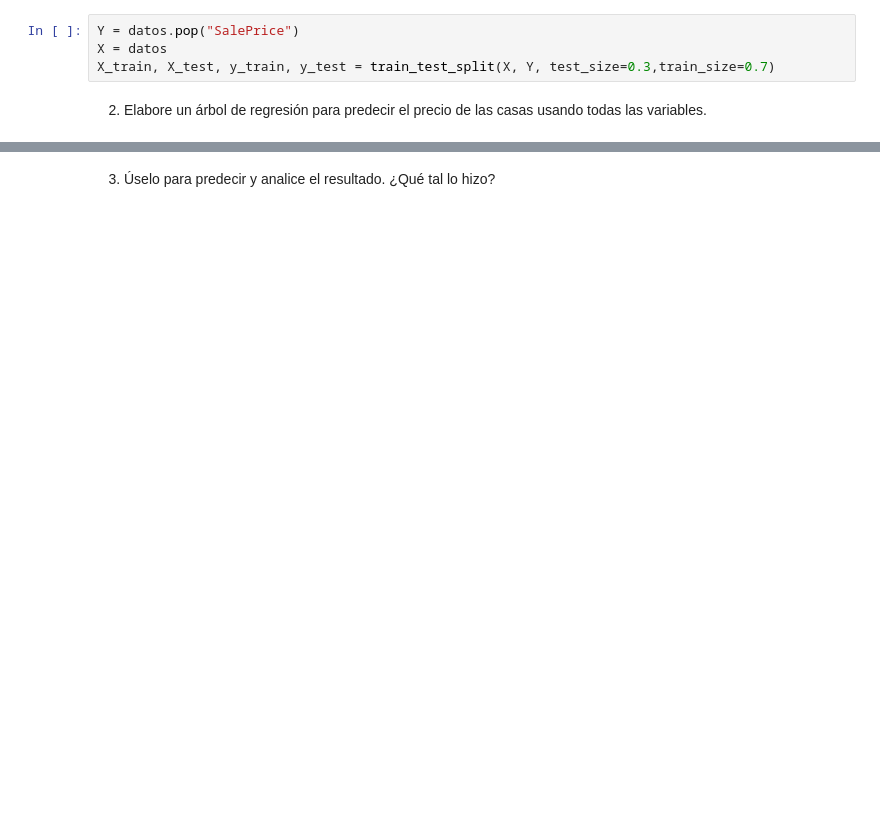
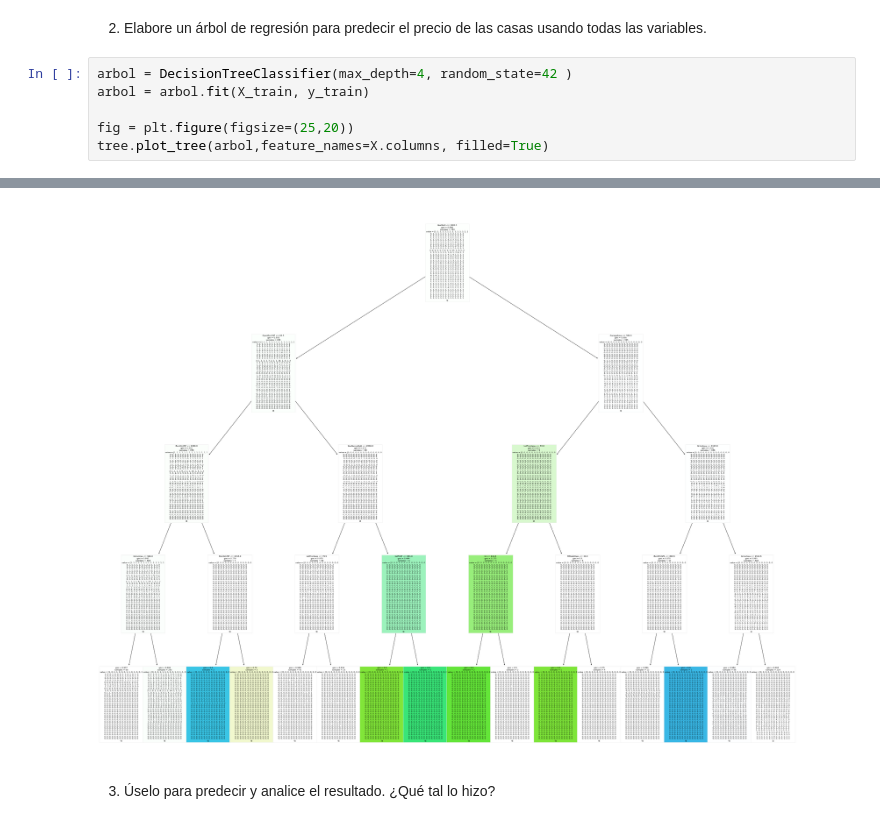
Before and after one commit to diego6ruiz/Mineria-HDT4, a Jupyter notebook: HDT4.ipynb, the cells around one changed output, grey strips where cells are left out. Cells and saved outputs as stored; diff of their text form; blank space fills up the shorter version.

```diff
--- a/HDT4.ipynb
+++ b/HDT4.ipynb
@@ -53,9 +52,12 @@ X_train, X_test, y_train, y_test = train_test_split(X, Y, test_size=0.3,train_si
 1459       6    2008     147500
 
 [1121 rows x 38 columns]
-# %%
-Y = datos.pop("SalePrice")
-X = datos
-X_train, X_test, y_train, y_test = train_test_split(X, Y, test_size=0.3,train_size=0.7)
 # %% [markdown]
 2. Elabore un árbol de regresión para predecir el precio de las casas usando todas las variables.
+# %%
+arbol = DecisionTreeClassifier(max_depth=4, random_state=42 )
+arbol = arbol.fit(X_train, y_train)
+
+fig = plt.figure(figsize=(25,20))
+tree.plot_tree(arbol,feature_names=X.columns, filled=True)
+# %% [output]
@@ -62,2 +81,3 @@ X_train, X_test, y_train, y_test = train_test_split(X, Y, test_size=0.3,train_si
+[figure, added]
 # %% [markdown]
 3. Úselo para predecir y analice el resultado. ¿Qué tal lo hizo?
```
Also changed, not shown: parts of 13 cells of this notebook.
